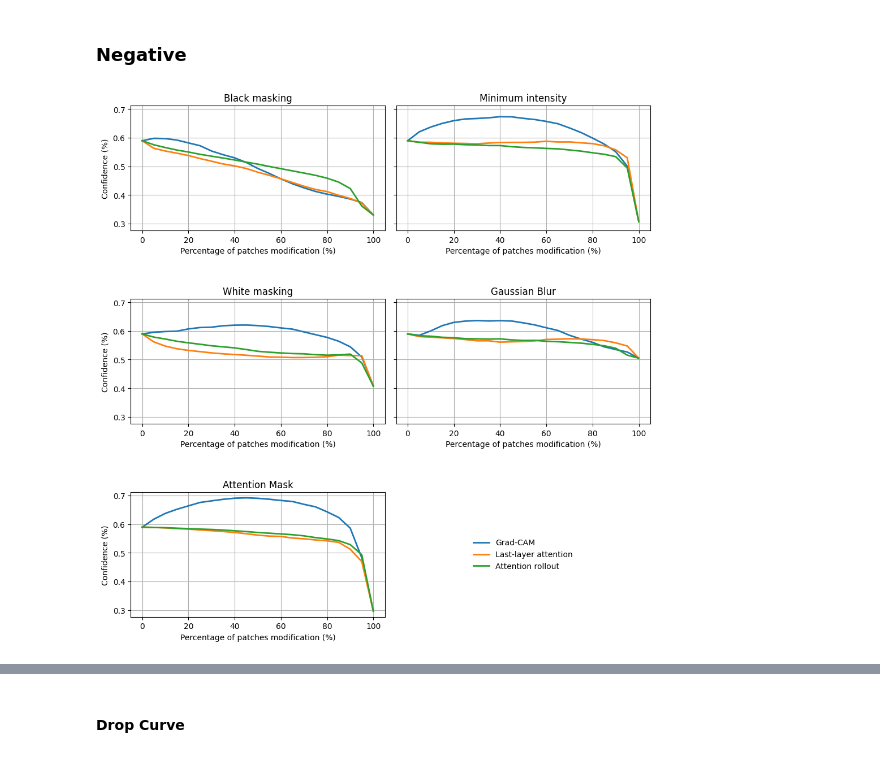
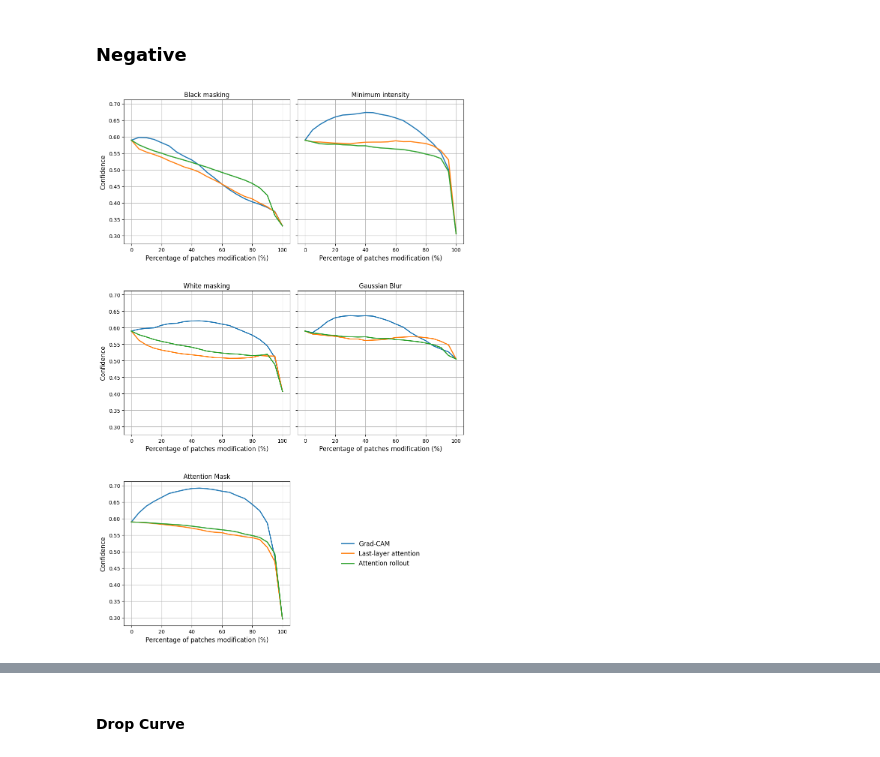
Before and after one commit to friendorus/Faithful-Faithfulness-Evaluations, a Jupyter notebook: scripts/Jupyter_notebook/EvaluationCurveGenerate.ipynb, the cells around one changed output, grey strips where cells are left out. Saved outputs shown, nothing was run; the diff lists cells and outputs as text; code cells hidden in the pictures.

```diff
--- a/scripts/Jupyter_notebook/EvaluationCurveGenerate.ipynb
+++ b/scripts/Jupyter_notebook/EvaluationCurveGenerate.ipynb
@@ -113,7 +113,7 @@ strategies = list(replacement_strategies.items())
 n_strategies = len(strategies)
 
 # Create 3 rows, 2 columns
-fig, axes = plt.subplots(3, 2, figsize=(10, 10), sharey=True)
+fig, axes = plt.subplots(3, 2, figsize=(10, 15), sharey=True)
 
 # Flatten axes for easy indexing
 axes = axes.flatten()
@@ -162,7 +162,7 @@ for i, (strategy_key, strategy_name) in enumerate(strategies):
 
     # Subplot formatting
     ax.set_title(strategy_name)
-    ax.set_xlabel(f"Percentage of patches {evaluation_metric} (%)")
+    ax.set_xlabel(f"Percentage of patches {evaluation_metric} (%)", fontsize=12)
     ax.grid(True)
 
 # # ===== REMOVE EMPTY PLOT =====
@@ -176,12 +176,12 @@ legend_ax.axis("off")
 # Get legend handles
 handles, labels = axes[0].get_legend_handles_labels()
 # Place legend inside this subplot
-legend_ax.legend(handles, labels, loc="center", frameon=False)
+legend_ax.legend(handles, labels, loc="center", frameon=False, fontsize=12)
 
 # ===== SHARED LABEL =====
-axes[0].set_ylabel("Confidence (%)")
-axes[2].set_ylabel("Confidence (%)")
-axes[4].set_ylabel("Confidence (%)")
+axes[0].set_ylabel("Confidence", fontsize=12)
+axes[2].set_ylabel("Confidence", fontsize=12)
+axes[4].set_ylabel("Confidence", fontsize=12)
 
 # # ===== LEGEND =====
 # handles, labels = axes[0].get_legend_handles_labels()
@@ -210,7 +458,7 @@ strategies = list(replacement_strategies.items())
 n_strategies = len(strategies)
 
 # Create 3 rows, 2 columns
-fig, axes = plt.subplots(3, 2, figsize=(10, 10), sharey=True)
+fig, axes = plt.subplots(3, 2, figsize=(10, 15), sharey=True)
 
 # Flatten axes for easy indexing
 axes = axes.flatten()
@@ -259,7 +507,7 @@ for i, (strategy_key, strategy_name) in enumerate(strategies):
 
     # Subplot formatting
     ax.set_title(strategy_name)
-    ax.set_xlabel(f"Percentage of patches {evaluation_metric} (%)")
+    ax.set_xlabel(f"Percentage of patches {evaluation_metric} (%)", fontsize=12)
     ax.grid(True)
 
 # # ===== REMOVE EMPTY PLOT =====
@@ -273,12 +521,12 @@ legend_ax.axis("off")
 # Get legend handles
 handles, labels = axes[0].get_legend_handles_labels()
 # Place legend inside this subplot
-legend_ax.legend(handles, labels, loc="center", frameon=False)
+legend_ax.legend(handles, labels, loc="center", frameon=False, fontsize=12)
 
 # ===== SHARED LABEL =====
-axes[0].set_ylabel("Confidence (%)")
-axes[2].set_ylabel("Confidence (%)")
-axes[4].set_ylabel("Confidence (%)")
+axes[0].set_ylabel("Confidence", fontsize=12)
+axes[2].set_ylabel("Confidence", fontsize=12)
+axes[4].set_ylabel("Confidence", fontsize=12)
 
 # # ===== LEGEND =====
 # handles, labels = axes[0].get_legend_handles_labels()
@@ -307,7 +679,7 @@ strategies = list(replacement_strategies.items())
 n_strategies = len(strategies)
 
 # Create 3 rows, 2 columns
-fig, axes = plt.subplots(3, 2, figsize=(10, 10), sharey=True)
+fig, axes = plt.subplots(3, 2, figsize=(10, 15), sharey=True)
 
 # Flatten axes for easy indexing
 axes = axes.flatten()
@@ -356,38 +728,38 @@ for i, (strategy_key, strategy_name) in enumerate(strategies):
 
     # Subplot formatting
     ax.set_title(strategy_name)
-    ax.set_xlabel(f"Percentage of patches modification (%)")
+    ax.set_xlabel(f"Percentage of patches modification (%)", fontsize=12)
     ax.grid(True)
 
 # # ===== REMOVE EMPTY PLOT =====
 # for j in range(n_strategies, len(axes)):
 #     fig.delaxes(axes[j])
 
 # ===== USE LAST AXIS FOR LEGEND =====
 legend_ax = axes[-1]
 # Turn off axis
 legend_ax.axis("off")
 # Get legend handles
 handles, labels = axes[0].get_legend_handles_labels()
 # Place legend inside this subplot
-legend_ax.legend(handles, labels, loc="center", frameon=False)
+legend_ax.legend(handles, labels, loc="center", frameon=False, fontsize=12)
 
 # ===== SHARED LABEL =====
-axes[0].set_ylabel("Confidence (%)")
-axes[2].set_ylabel("Confidence (%)")
-axes[4].set_ylabel("Confidence (%)")
+axes[0].set_ylabel("Confidence", fontsize=12)
+axes[2].set_ylabel("Confidence", fontsize=12)
+axes[4].set_ylabel("Confidence", fontsize=12)
 
 # # ===== LEGEND =====
 # handles, labels = axes[0].get_legend_handles_labels()
 # fig.legend(handles, labels, loc="lower right", ncol=3)
 
 # ===== TITLE =====
 # fig.suptitle(f"{evaluation_methods[evaluation_metric]} Evaluation (Mean Curves)", fontsize=14)
 
 # plt.tight_layout(rect=[0, 0, 1, 0.92])
 plt.tight_layout(h_pad=4)
 # plt.tight_layout()
 plt.savefig(OUTPUT_DIR / f"{evaluation_metric}_evaluation_curves.jpg", dpi=150)
 plt.show()
 # %% [output]
-[figure, old version]
+[figure, new version]
```
Also changed, not shown: parts of 22 cells of this notebook, 4 other files.
